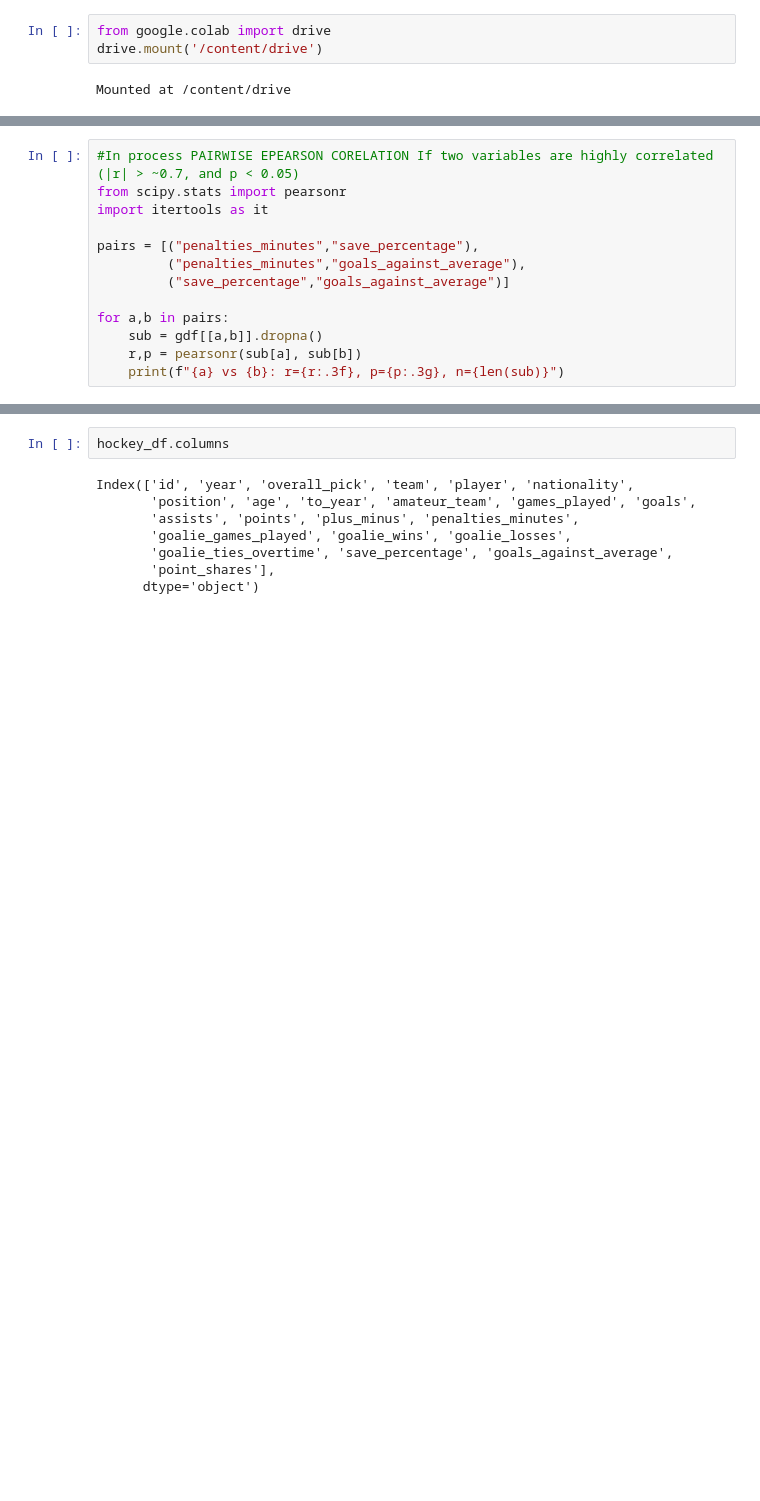
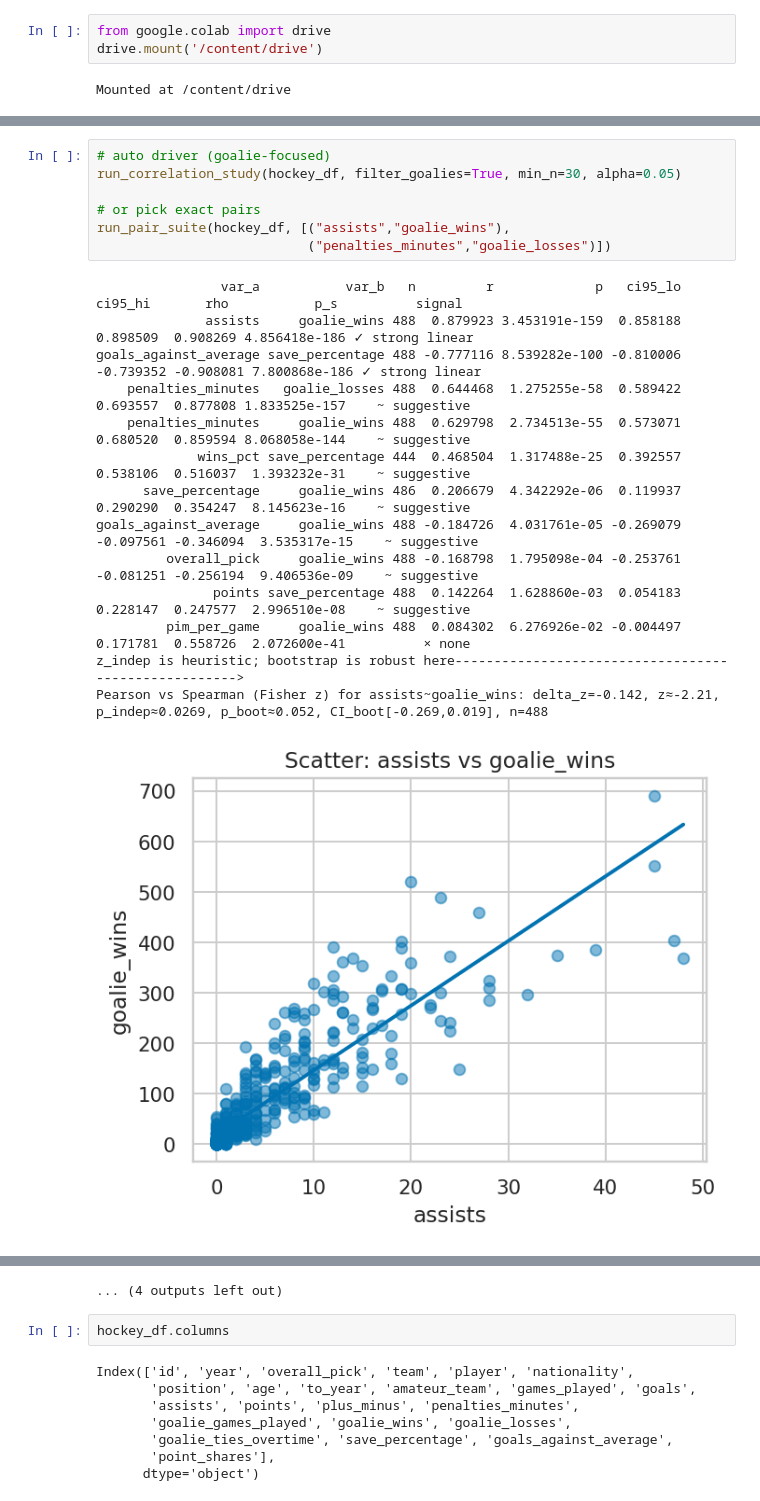
Before and after one commit to tomasdevelopment/PuckInsights, a Jupyter notebook: notebooks/sportsstatistics.ipynb, the cells around one changed output, grey strips where cells are left out. Saved outputs shown, nothing was run; the diff lists cells and outputs as text; blank space fills up the shorter version.

```diff
--- a/notebooks/sportsstatistics.ipynb
+++ b/notebooks/sportsstatistics.ipynb
@@ -607,13 +654,0 @@ plt.show()
-# %%
-#In process PAIRWISE EPEARSON CORELATION If two variables are highly correlated (|r| > ~0.7, and p < 0.05)
-from scipy.stats import pearsonr
-import itertools as it
-
-pairs = [("penalties_minutes","save_percentage"),
-         ("penalties_minutes","goals_against_average"),
-         ("save_percentage","goals_against_average")]
-
-for a,b in pairs:
-    sub = gdf[[a,b]].dropna()
-    r,p = pearsonr(sub[a], sub[b])
-    print(f"{a} vs {b}: r={r:.3f}, p={p:.3g}, n={len(sub)}")
@@ -854,0 +1374,22 @@ hockey_df.plot.hexbin(x='points', y='save_percentage', figsize=(4,4))
+# %%
+# auto driver (goalie-focused)
+run_correlation_study(hockey_df, filter_goalies=True, min_n=30, alpha=0.05)
+
+# or pick exact pairs
+run_pair_suite(hockey_df, [("assists","goalie_wins"),
+                           ("penalties_minutes","goalie_losses")])
+# %% [output]
+                var_a           var_b   n         r             p   ci95_lo   ci95_hi       rho           p_s          signal
+              assists     goalie_wins 488  0.879923 3.453191e-159  0.858188  0.898509  0.908269 4.856418e-186 ✓ strong linear
+goals_against_average save_percentage 488 -0.777116 8.539282e-100 -0.810006 -0.739352 -0.908081 7.800868e-186 ✓ strong linear
+    penalties_minutes   goalie_losses 488  0.644468  1.275255e-58  0.589422  0.693557  0.877808 1.833525e-157    ~ suggestive
+    penalties_minutes     goalie_wins 488  0.629798  2.734513e-55  0.573071  0.680520  0.859594 8.068058e-144    ~ suggestive
+             wins_pct save_percentage 444  0.468504  1.317488e-25  0.392557  0.538106  0.516037  1.393232e-31    ~ suggestive
+      save_percentage     goalie_wins 486  0.206679  4.342292e-06  0.119937  0.290290  0.354247  8.145623e-16    ~ suggestive
+goals_against_average     goalie_wins 488 -0.184726  4.031761e-05 -0.269079 -0.097561 -0.346094  3.535317e-15    ~ suggestive
+         overall_pick     goalie_wins 488 -0.168798  1.795098e-04 -0.253761 -0.081251 -0.256194  9.406536e-09    ~ suggestive
+               points save_percentage 488  0.142264  1.628860e-03  0.054183  0.228147  0.247577  2.996510e-08    ~ suggestive
+         pim_per_game     goalie_wins 488  0.084302  6.276926e-02 -0.004497  0.171781  0.558726  2.072600e-41          × none
+z_indep is heuristic; bootstrap is robust here----------------------------------------------------->
+Pearson vs Spearman (Fisher z) for assists~goalie_wins: delta_z=-0.142, z≈-2.21, p_indep≈0.0269, p_boot≈0.052, CI_boot[-0.269,0.019], n=488
+[figure, added]
@@ -855,3 +1415,4 @@ hockey_df.plot.hexbin(x='points', y='save_percentage', figsize=(4,4))
+... (4 outputs left out)
 # %%
 hockey_df.columns
 # %% [output]
```
Also changed, not shown: parts of 17 cells of this notebook.
